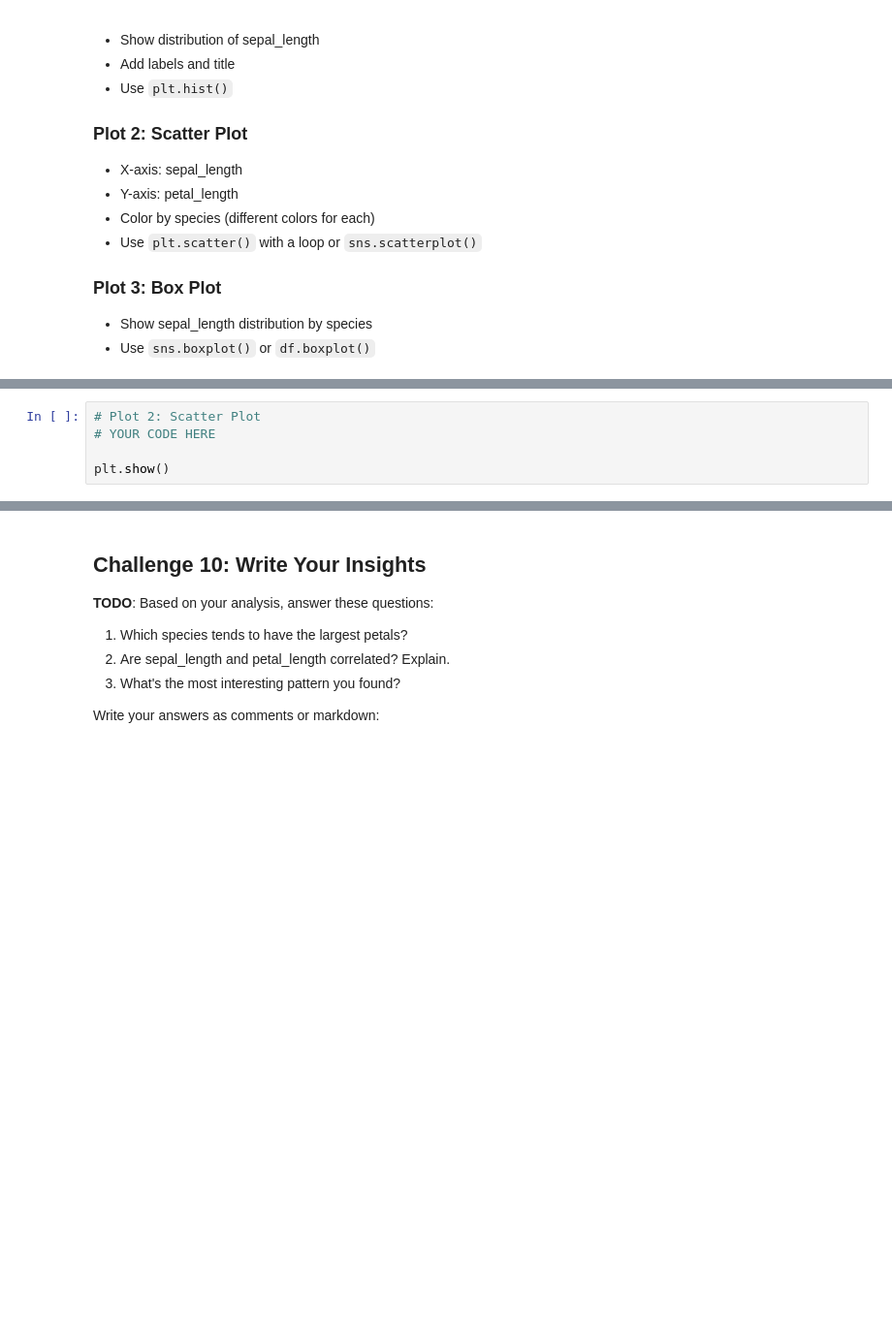
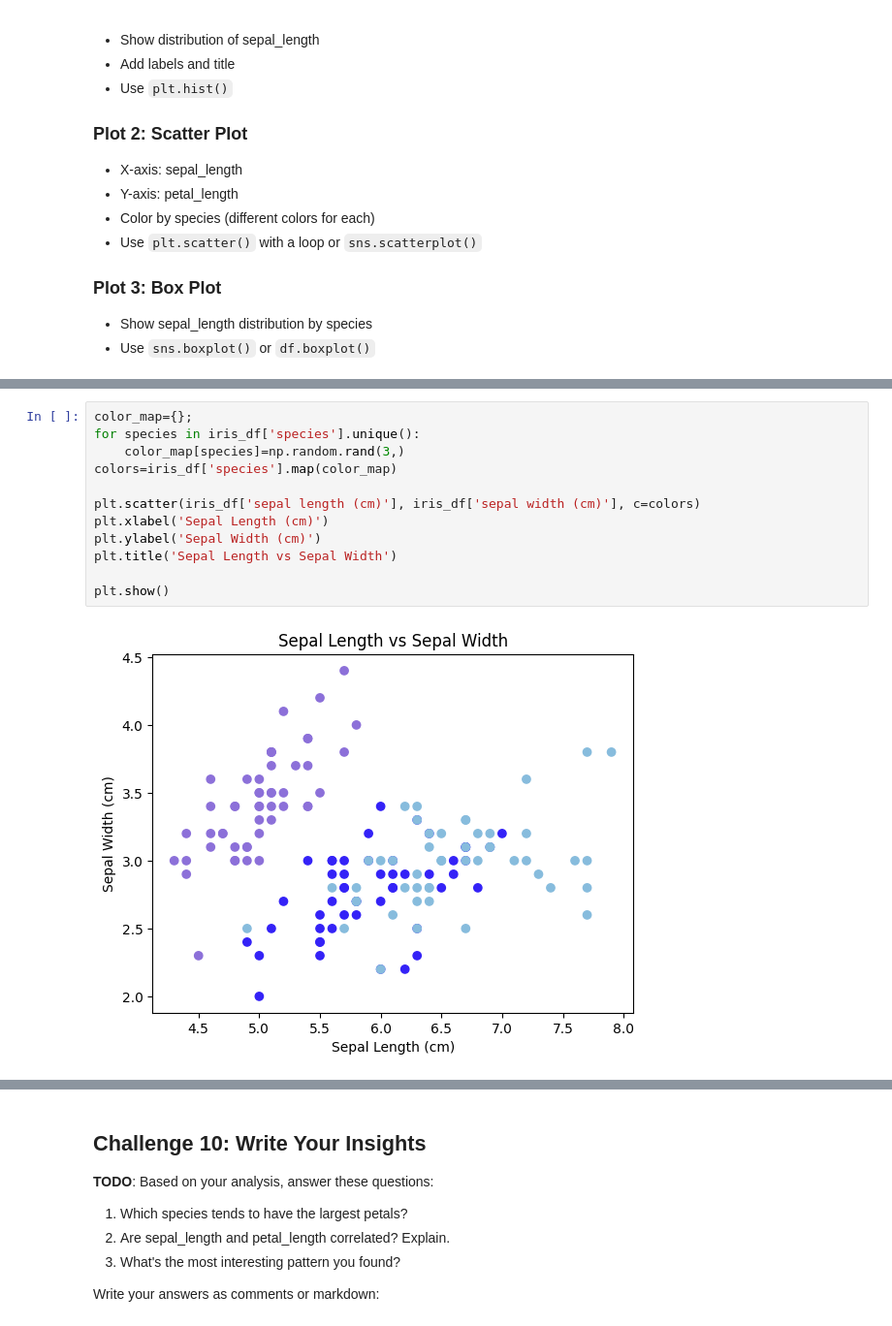
Before and after one commit to jjcatulle/AI-ML-refresher, a Jupyter notebook: notebooks/phase1/MY_Week1_DataExploration.ipynb, the cells around one changed output, grey strips where cells are left out. Shown at 97% size. Cells and saved outputs as stored; diff of their text form; blank space fills up the shorter version.

```diff
--- a/notebooks/phase1/MY_Week1_DataExploration.ipynb
+++ b/notebooks/phase1/MY_Week1_DataExploration.ipynb
@@ -333,8 +360,17 @@ plt.show()
 # %%
-# Plot 2: Scatter Plot
-# YOUR CODE HERE
+color_map={};
+for species in iris_df['species'].unique():
+    color_map[species]=np.random.rand(3,)
+colors=iris_df['species'].map(color_map)
+
+plt.scatter(iris_df['sepal length (cm)'], iris_df['sepal width (cm)'], c=colors)
+plt.xlabel('Sepal Length (cm)')
+plt.ylabel('Sepal Width (cm)')
+plt.title('Sepal Length vs Sepal Width')
 
 plt.show()
+# %% [output]
+[figure, added]
 # %%
 # Plot 3: Box Plot
 # YOUR CODE HERE
```
Also changed, not shown: parts of 5 cells of this notebook.
